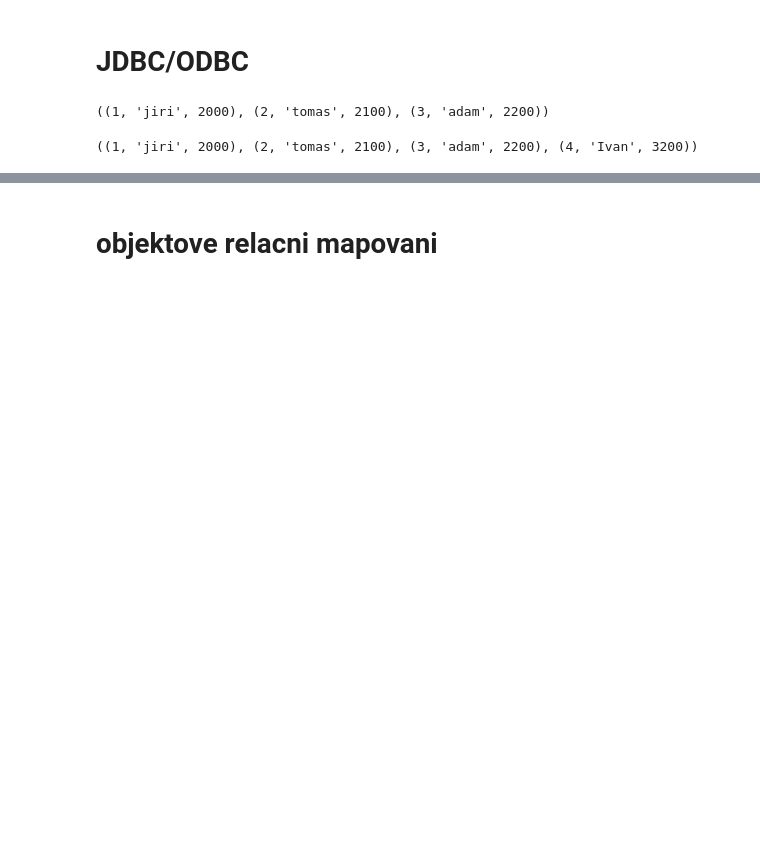
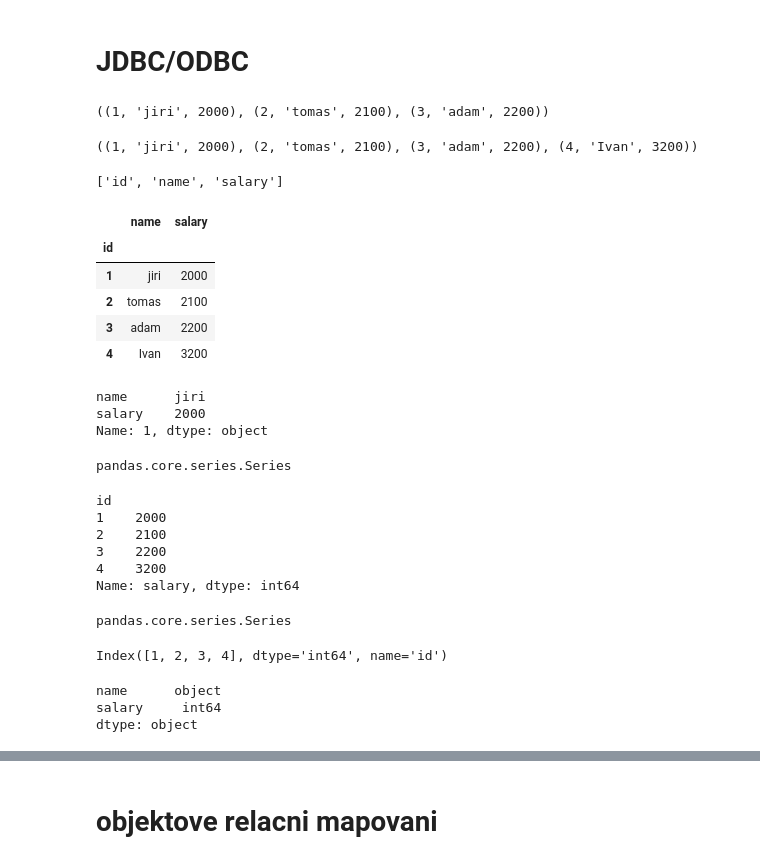
Before and after one commit to funkacer/Pyth3_2024, a Jupyter notebook: Day1/04_sql.ipynb, the cells around one changed output, grey strips where cells are left out. Cells and saved outputs as stored; diff of their text form; code cells hidden in the pictures; blank space fills up the shorter version.

```diff
--- a/Day1/04_sql.ipynb
+++ b/Day1/04_sql.ipynb
@@ -154,7 +196,8 @@ sql.run.ResultSet
 # %%
 from MySQLdb import connect
 # %%
-host = "10.2.120.20"
+host = "127.0.0.1"
+port = 8890
 user = "root"
 heslo = "root"
 db = "jiri"
@@ -191,0 +243,56 @@ resp
+# %%
+columns
+# %% [output]
+['id', 'name', 'salary']
+# %%
+conn = connect(host=host, port=port, user=user, password=heslo, database=db)
+cur=conn.cursor()
+sql = "SELECT * FROM GOPAS"
+cur.execute(sql)
+df = pd.DataFrame(tuple(t) for t in cur.fetchall())
+columns = [i[0] for i in cur.description]
+if len(df) == 0: df = pd.DataFrame([["" for i in range(len(columns))]])
+df.columns = columns
+df.index = df['id']
+df.drop(columns='id', inplace=True)
+df
+# %% [output]
+|  | name | salary |
+| id |  |  |
+| 1 | jiri | 2000 |
+| 2 | tomas | 2100 |
+| 3 | adam | 2200 |
+| 4 | Ivan | 3200 |
+# %%
+df.loc[1]
+# %% [output]
+name      jiri
+salary    2000
+Name: 1, dtype: object
+# %%
+df.loc[1].__class__
+# %% [output]
+pandas.core.series.Series
+# %%
+df['salary']
+# %% [output]
+id
+1    2000
+2    2100
+3    2200
+4    3200
+Name: salary, dtype: int64
+# %%
+df.loc[1].__class__
+# %% [output]
+pandas.core.series.Series
+# %%
+df.index
+# %% [output]
+Index([1, 2, 3, 4], dtype='int64', name='id')
+# %%
+df.dtypes
+# %% [output]
+name      object
+salary     int64
+dtype: object
```
Also changed, not shown: parts of 25 cells of this notebook.
